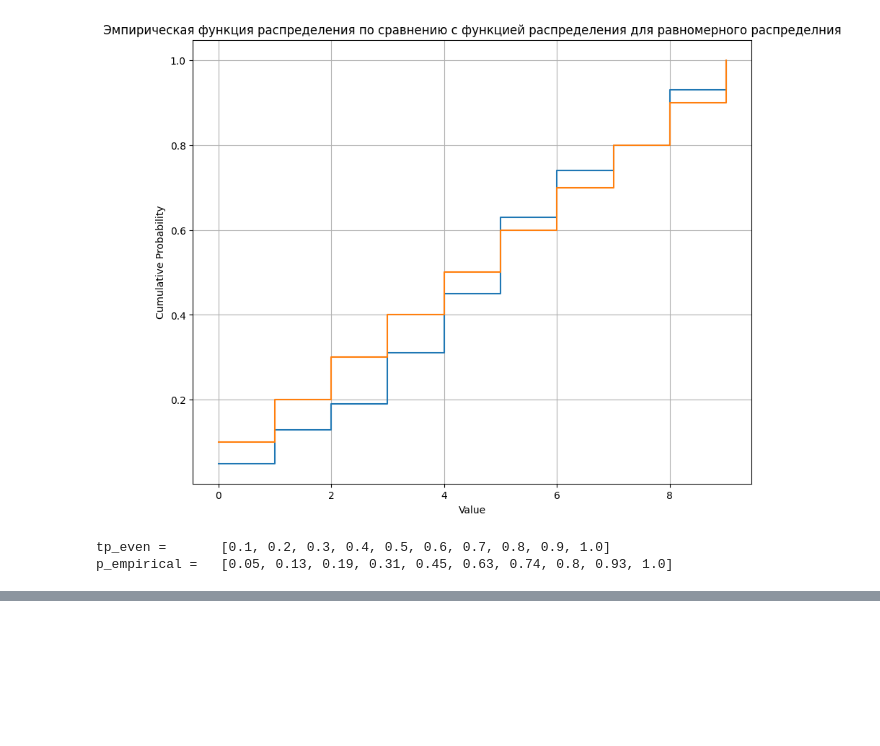
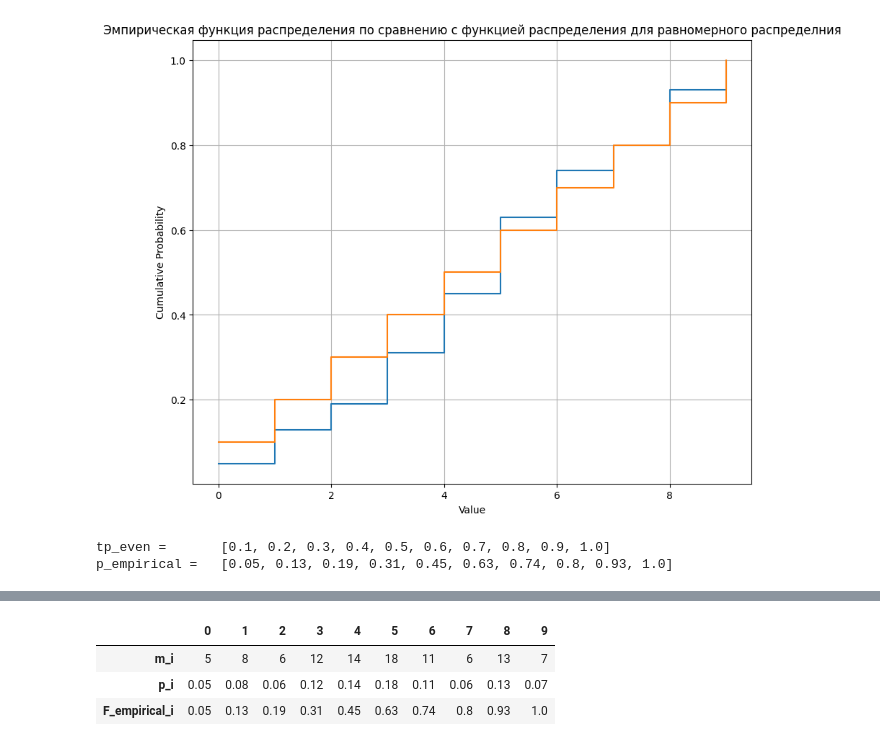
Before and after one commit to H0p1ty/MIPT_DAFE_Sem4_MathematicalStatistics, a Jupyter notebook: tasks/T10.ipynb, the cells around one changed output, grey strips where cells are left out. Saved outputs shown, nothing was run; the diff lists cells and outputs as text; code cells hidden in the pictures; blank space fills up the shorter version.

```diff
--- a/tasks/T10.ipynb
+++ b/tasks/T10.ipynb
@@ -77,0 +282,14 @@ P(K > 2.1) = 0.0002954967204631142
+# %%
+n = 100
+columns = [0, 1, 2, 3, 4, 5, 6, 7, 8, 9]
+index = pd.Index(["m_i", "p_i", "F_empirical_i"])
+data_df = pd.DataFrame(columns=columns, index=index)
+data_df.loc["m_i", :] = np.array([5, 8, 6, 12, 14, 18, 11, 6, 13, 7])
+data_df.loc["p_i", :] = np.array([m_i/n for m_i in data_df.loc["m_i", :]])
+data_df.loc["F_empirical_i", :] = np.array([sum(list(data_df.loc["p_i", columns[:i+1]])) for i in range(0, 9+1)])
+data_df
+# %% [output]
+|  | 0 | 1 | 2 | 3 | 4 | 5 | 6 | 7 | 8 | 9 |
+| m_i | 5 | 8 | 6 | 12 | 14 | 18 | 11 | 6 | 13 | 7 |
+| p_i | 0.05 | 0.08 | 0.06 | 0.12 | 0.14 | 0.18 | 0.11 | 0.06 | 0.13 | 0.07 |
+| F_empirical_i | 0.05 | 0.13 | 0.19 | 0.31 | 0.45 | 0.63 | 0.74 | 0.8 | 0.93 | 1.0 |
```
Also changed, not shown: parts of 53 cells of this notebook.
